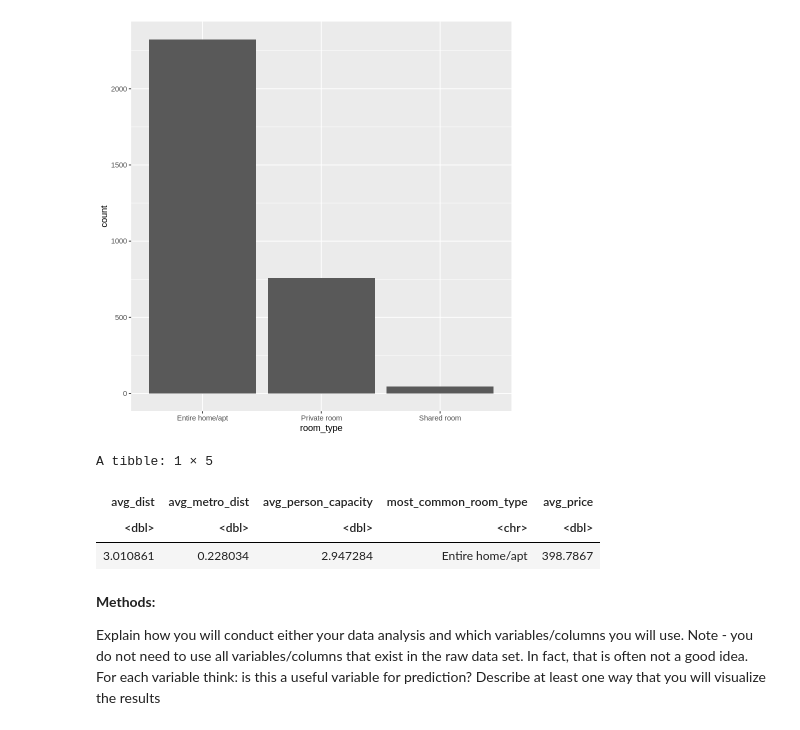
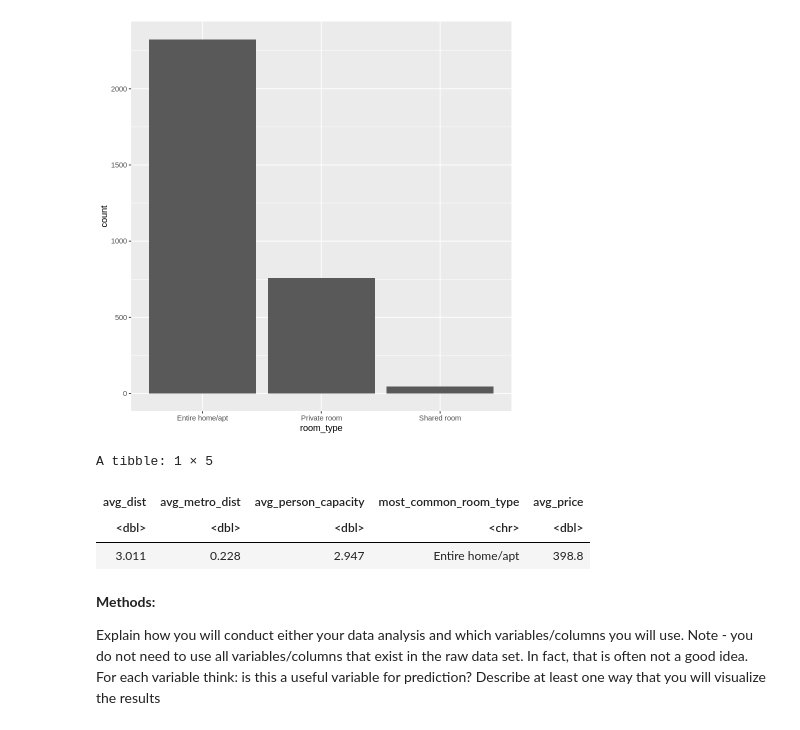
Before and after one commit to chadsc79/dsci-100-2022w2-group-7-section-005, a Jupyter notebook: dsci100_group_project_proposal_005_group_7.ipynb, the cells around one changed output. Drawn from its saved outputs; the diff is of its cells as text; code cells hidden in the pictures.

```diff
--- a/dsci100_group_project_proposal_005_group_7.ipynb
+++ b/dsci100_group_project_proposal_005_group_7.ipynb
@@ -109,19 +135,19 @@ Warning message:
 “Ignoring unknown parameters: binwidth, bins, pad”
 [figure]
 # %%
-
+options(digits=4)
 summarized_paris_dataset <- summarize(paris_dataset,
                                       avg_dist = mean(dist),
                                       avg_metro_dist = mean(metro_dist),
                                       avg_person_capacity = mean(person_capacity),
                                       most_common_room_type = "Entire home/apt",
                                       avg_price = mean(realSum))
 summarized_paris_dataset
 # %% [output]
 A tibble: 1 × 5
 | avg_dist | avg_metro_dist | avg_person_capacity | most_common_room_type | avg_price |
 | <dbl> | <dbl> | <dbl> | <chr> | <dbl> |
-| 3.010861 | 0.228034 | 2.947284 | Entire home/apt | 398.7867 |
+| 3.011 | 0.228 | 2.947 | Entire home/apt | 398.8 |
 # %% [markdown]
 **Methods:**
 
```
Also changed, not shown: parts of 4 cells of this notebook.
